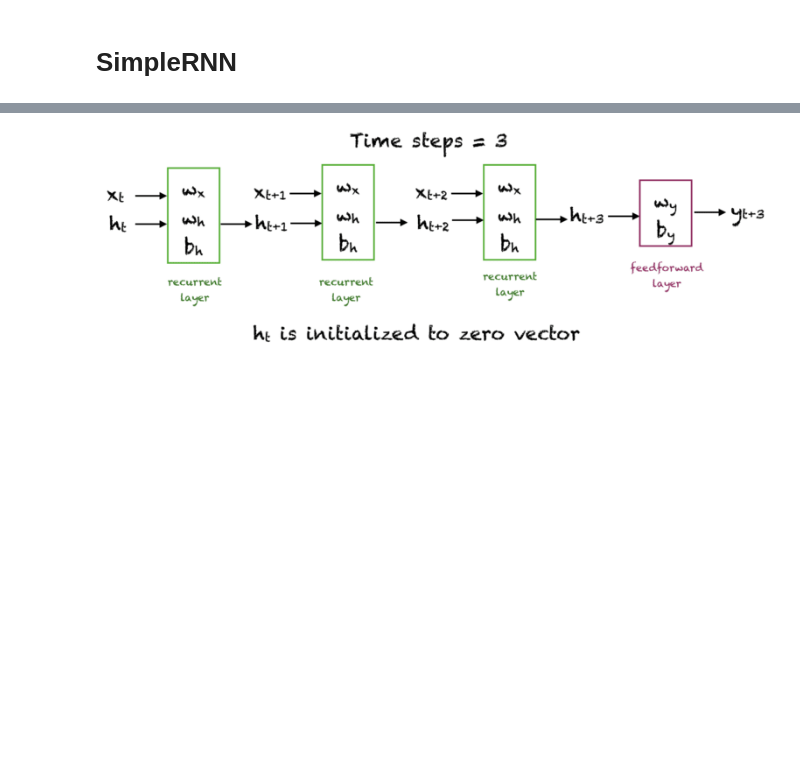
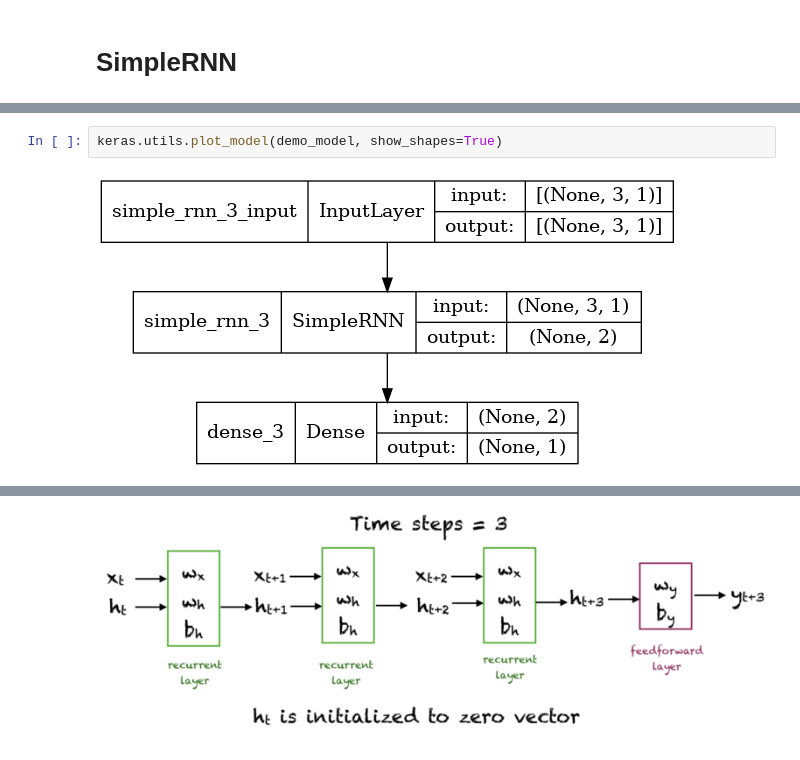
Before and after one commit to paulofor/Jupyter-Espaco01, a Jupyter notebook: Estudo-Keras/SimpleRNN.ipynb, the cells around one changed output, grey strips where cells are left out. Cells and saved outputs as stored; diff of their text form; blank space fills up the shorter version.

```diff
--- a/Estudo-Keras/SimpleRNN.ipynb
+++ b/Estudo-Keras/SimpleRNN.ipynb
@@ -31,3 +48,7 @@ To enable them in other operations, rebuild TensorFlow with the appropriate comp
+# %%
+keras.utils.plot_model(demo_model, show_shapes=True)
+# %% [output]
+[figure, added]
 # %%
 wx = demo_model.get_weights()[0]
 wh = demo_model.get_weights()[1]
```
Also changed, not shown: parts of 8 cells of this notebook, 2 other files.
